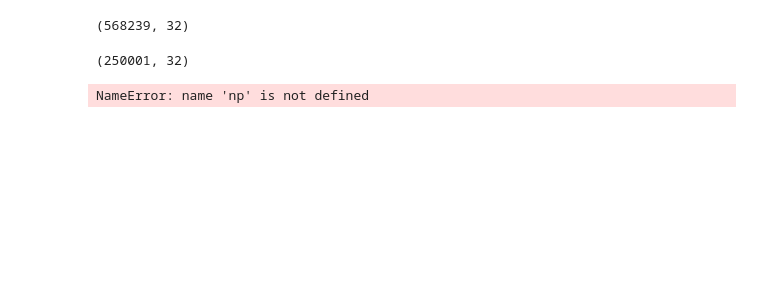
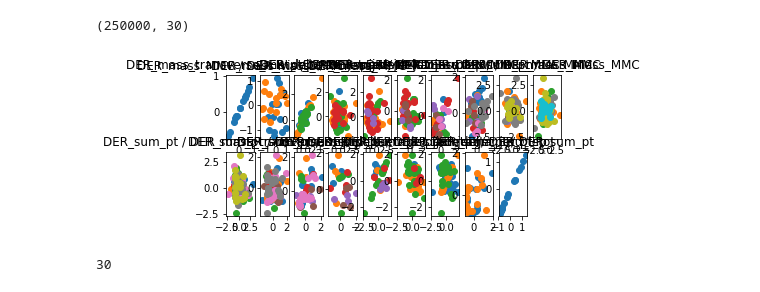
Before and after one commit to LeoSerena/MasterMLProject, a Jupyter notebook: project.ipynb, the cells around one changed output. Saved outputs shown, nothing was run; the diff lists cells and outputs as text; code cells hidden in the pictures; blank space fills up the shorter version.

Commit message:
implementation.py and project data

```diff
--- a/project.ipynb
+++ b/project.ipynb
@@ -18,20 +15,29 @@ data_train = np.array(list(csv.reader(File_train)))
 
 File_test.close()
 File_train.close()
+# %%
+X = np.array(data_train[1:,2:]).astype(np.float)
+X = np.where(X == -999., np.nan, X)
+X, means, stds = standardize(X)
+# %%
+features = data_train[0,2:]
+labels = np.array(data_train[1:,1])
+labels = np.where(labels == 'b', 1, 0)
 # %%
-data_test.shape
+X.shape
 # %% [output]
-(568239, 32)
+(250000, 30)
-# %%
-data_train.shape
-# %% [output]
-(250001, 32)
-# %%
-N = data_train.shape[0]
-D = data_train.shape[1] - 2 # first row is index and second is labels
-X = np.array(data_train[1:,:D])
-labels = np.array(data_train[1:,1])
-# %%
-implementations.sigmoid(4)
-# %% [output]
-NameError: name 'np' is not defined
+# %%
+points_per_plot = 20
+fig = plt.figure()
+for i in range(10):
+    for j in range(10):
+        ax = fig.add_subplot(3,10,i+j + 1)
+        ax.plot(X[:points_per_plot, i], X[:points_per_plot, j], 'o')
+        ax.set_title("{} / {}".format(features[i], features[j]))
+# %% [output]
+[figure, added]
+# %%
+len(features)
+# %% [output]
+30
```
Also changed, not shown: parts of 1 cell of this notebook, 1 other file.
